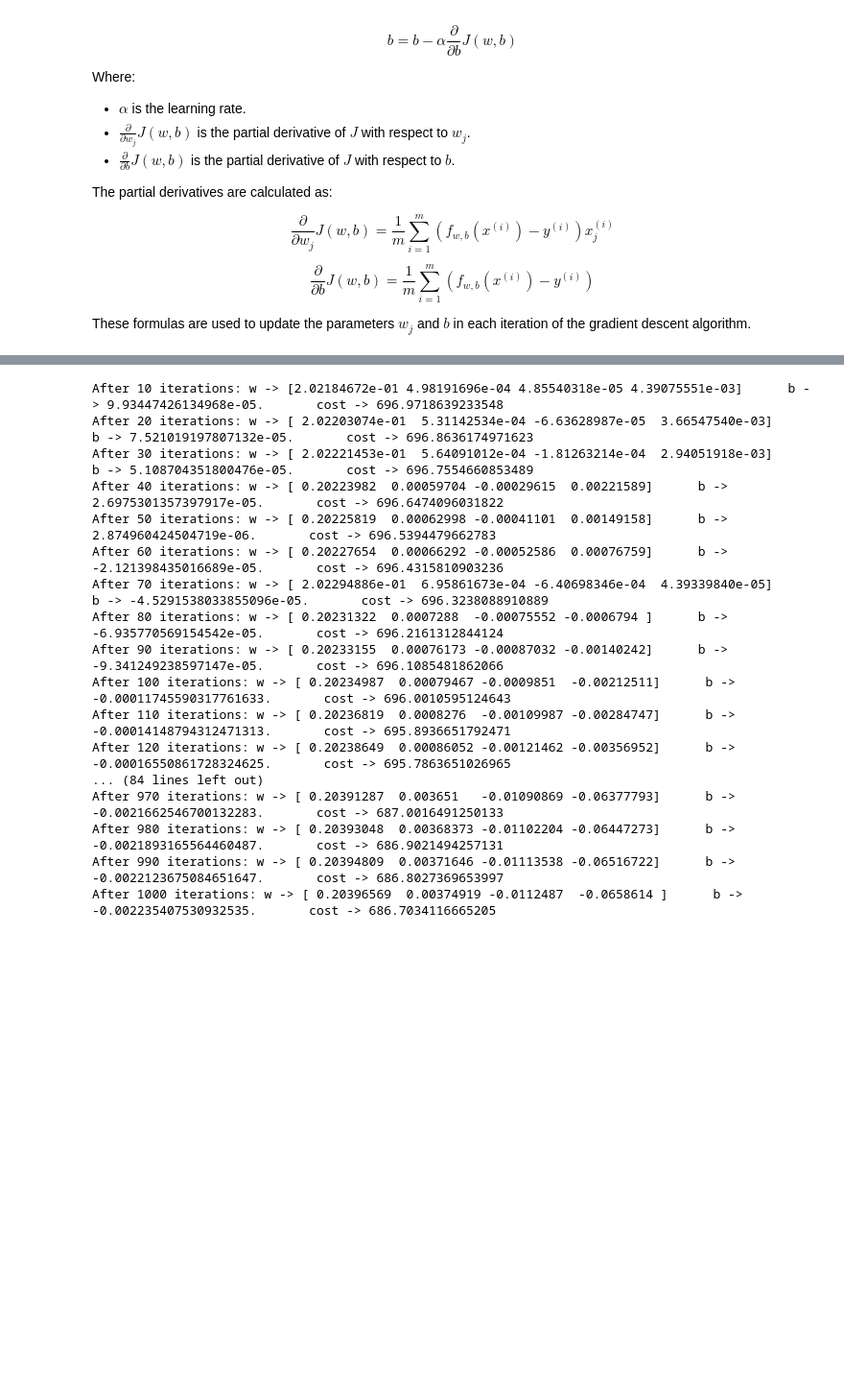
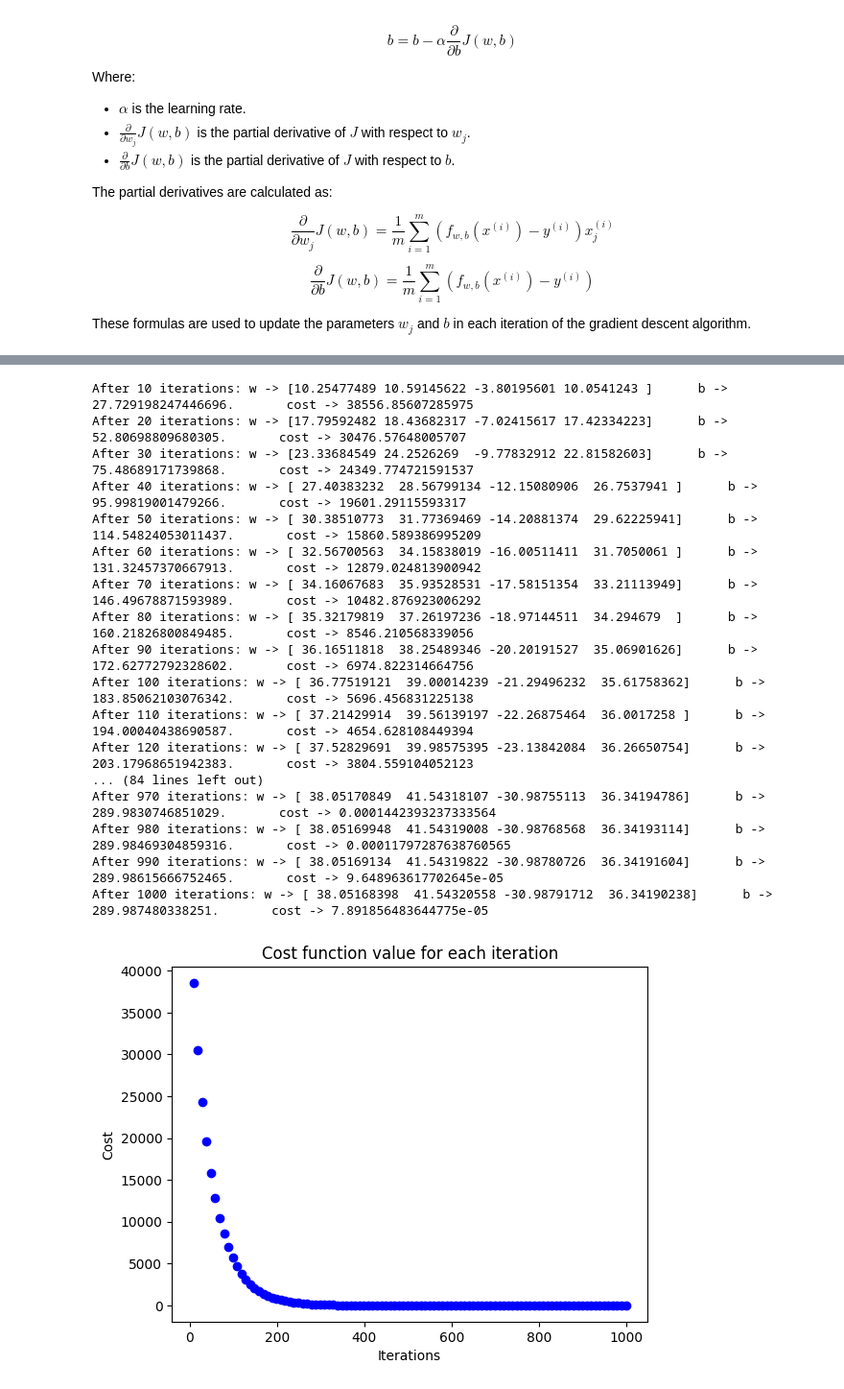
Before and after one commit to piyushhagarwal/Machine-Learning, a Jupyter notebook: 02 Multiple Linear Regression/Multiple_linear_regression.ipynb, the cells around one changed output, grey strips where cells are left out. Shown at 96% size. Saved outputs shown, nothing was run; the diff lists cells and outputs as text; code cells hidden in the pictures; blank space fills up the shorter version.

Commit message:
Implement multiple linear regression model with feature scaling and plotting graph of cost function

```diff
--- a/02 Multiple Linear Regression/Multiple_linear_regression.ipynb
+++ b/02 Multiple Linear Regression/Multiple_linear_regression.ipynb
@@ -194,43 +214,49 @@ class MultipleLinearRegression:
             # Print the progress every 100 iterations
             if (i + 1) % 10 == 0:
                 print(f"After {i + 1} iterations: w -> {w_optimised}      b -> {b_optimised}.       cost -> {self.cost_function(w_optimised, b_optimised)}")
+                # Plot the cost function value for each iteration
+                plt.scatter(i, self.cost_function(w_optimised, b_optimised), color='blue')
+
 
         return w_optimised, b_optimised
 # %%
 # Training data
 x_train = np.array([[2104, 5, 1, 45], [1416, 3, 2, 40], [852, 2, 1, 35]])
 y_train = np.array([460, 232, 178])
 
+# Normalize the training data using min-max scaling
+x_train_min_max_scale = (x_train - x_train.min(axis=0)) / (x_train.max(axis=0) - x_train.min(axis=0))
+
+# Normalize the training data using z-score normalization
+x_train_z_score = (x_train - x_train.mean(axis=0)) / x_train.std(axis=0)
+
 # Initialize the Linear Regression model
-model = MultipleLinearRegression(x_train, y_train)
+model = MultipleLinearRegression(x_train_z_score, y_train)
 
 
 # Perform gradient descent to find the optimal weight and bias
-w, b = model.gradient_descent(iterations=1000, learning_rate=5.0e-7)
+w, b = model.gradient_descent(iterations=1000, learning_rate=0.01)
 
-# # Scatter plot of the training data
-# plt.scatter(x_train, y_train, marker = "x", color = "red")
-
-# # Display the final optimized weight and bias
-# print(f"w -> {w}.     b -> {b}")
-
-# # Show the plot
-# plt.show()
+plt.xlabel('Iterations')
+plt.ylabel('Cost')
+plt.title('Cost function value for each iteration')
+plt.show()
 # %% [output]
-After 10 iterations: w -> [2.02184672e-01 4.98191696e-04 4.85540318e-05 4.39075551e-03]      b -> 9.93447426134968e-05.       cost -> 696.9718639233548
-After 20 iterations: w -> [ 2.02203074e-01  5.31142534e-04 -6.63628987e-05  3.66547540e-03]      b -> 7.521019197807132e-05.       cost -> 696.8636174971623
-After 30 iterations: w -> [ 2.02221453e-01  5.64091012e-04 -1.81263214e-04  2.94051918e-03]      b -> 5.108704351800476e-05.       cost -> 696.7554660853489
-After 40 iterations: w -> [ 0.20223982  0.00059704 -0.00029615  0.00221589]      b -> 2.6975301357397917e-05.       cost -> 696.6474096031822
-After 50 iterations: w -> [ 0.20225819  0.00062998 -0.00041101  0.00149158]      b -> 2.874960424504719e-06.       cost -> 696.5394479662783
-After 60 iterations: w -> [ 0.20227654  0.00066292 -0.00052586  0.00076759]      b -> -2.121398435016689e-05.       cost -> 696.4315810903236
-After 70 iterations: w -> [ 2.02294886e-01  6.95861673e-04 -6.40698346e-04  4.39339840e-05]      b -> -4.5291538033855096e-05.       cost -> 696.3238088910889
-After 80 iterations: w -> [ 0.20231322  0.0007288  -0.00075552 -0.0006794 ]      b -> -6.935770569154542e-05.       cost -> 696.2161312844124
-After 90 iterations: w -> [ 0.20233155  0.00076173 -0.00087032 -0.00140242]      b -> -9.341249238597147e-05.       cost -> 696.1085481862066
-After 100 iterations: w -> [ 0.20234987  0.00079467 -0.0009851  -0.00212511]      b -> -0.00011745590317761633.       cost -> 696.0010595124643
-After 110 iterations: w -> [ 0.20236819  0.0008276  -0.00109987 -0.00284747]      b -> -0.00014148794312471313.       cost -> 695.8936651792471
-After 120 iterations: w -> [ 0.20238649  0.00086052 -0.00121462 -0.00356952]      b -> -0.00016550861728324625.       cost -> 695.7863651026965
+After 10 iterations: w -> [10.25477489 10.59145622 -3.80195601 10.0541243 ]      b -> 27.729198247446696.       cost -> 38556.85607285975
+After 20 iterations: w -> [17.79592482 18.43682317 -7.02415617 17.42334223]      b -> 52.80698809680305.       cost -> 30476.57648005707
+After 30 iterations: w -> [23.33684549 24.2526269  -9.77832912 22.81582603]      b -> 75.48689171739868.       cost -> 24349.774721591537
+After 40 iterations: w -> [ 27.40383232  28.56799134 -12.15080906  26.7537941 ]      b -> 95.99819001479266.       cost -> 19601.29115593317
+After 50 iterations: w -> [ 30.38510773  31.77369469 -14.20881374  29.62225941]      b -> 114.54824053011437.       cost -> 15860.589386995209
+After 60 iterations: w -> [ 32.56700563  34.15838019 -16.00511411  31.7050061 ]      b -> 131.32457370667913.       cost -> 12879.024813900942
+After 70 iterations: w -> [ 34.16067683  35.93528531 -17.58151354  33.21113949]      b -> 146.49678871593989.       cost -> 10482.876923006292
+After 80 iterations: w -> [ 35.32179819  37.26197236 -18.97144511  34.294679  ]      b -> 160.21826800849485.       cost -> 8546.210568339056
+After 90 iterations: w -> [ 36.16511818  38.25489346 -20.20191527  35.06901626]      b -> 172.62772792328602.       cost -> 6974.822314664756
+After 100 iterations: w -> [ 36.77519121  39.00014239 -21.29496232  35.61758362]      b -> 183.85062103076342.       cost -> 5696.456831225138
+After 110 iterations: w -> [ 37.21429914  39.56139197 -22.26875464  36.0017258 ]      b -> 194.00040438690587.       cost -> 4654.628108449394
+After 120 iterations: w -> [ 37.52829691  39.98575395 -23.13842084  36.26650754]      b -> 203.17968651942383.       cost -> 3804.559104052123
 ... (84 lines left out)
-After 970 iterations: w -> [ 0.20391287  0.003651   -0.01090869 -0.06377793]      b -> -0.0021662546700132283.       cost -> 687.0016491250133
-After 980 iterations: w -> [ 0.20393048  0.00368373 -0.01102204 -0.06447273]      b -> -0.0021893165564460487.       cost -> 686.9021494257131
-After 990 iterations: w -> [ 0.20394809  0.00371646 -0.01113538 -0.06516722]      b -> -0.0022123675084651647.       cost -> 686.8027369653997
-After 1000 iterations: w -> [ 0.20396569  0.00374919 -0.0112487  -0.0658614 ]      b -> -0.002235407530932535.       cost -> 686.7034116665205
+After 970 iterations: w -> [ 38.05170849  41.54318107 -30.98755113  36.34194786]      b -> 289.9830746851029.       cost -> 0.0001442393237333564
+After 980 iterations: w -> [ 38.05169948  41.54319008 -30.98768568  36.34193114]      b -> 289.98469304859316.       cost -> 0.00011797287638760565
+After 990 iterations: w -> [ 38.05169134  41.54319822 -30.98780726  36.34191604]      b -> 289.98615666752465.       cost -> 9.648963617702645e-05
+After 1000 iterations: w -> [ 38.05168398  41.54320558 -30.98791712  36.34190238]      b -> 289.987480338251.       cost -> 7.891856483644775e-05
+[figure, added]
```
Also changed, not shown: parts of 3 cells of this notebook.
